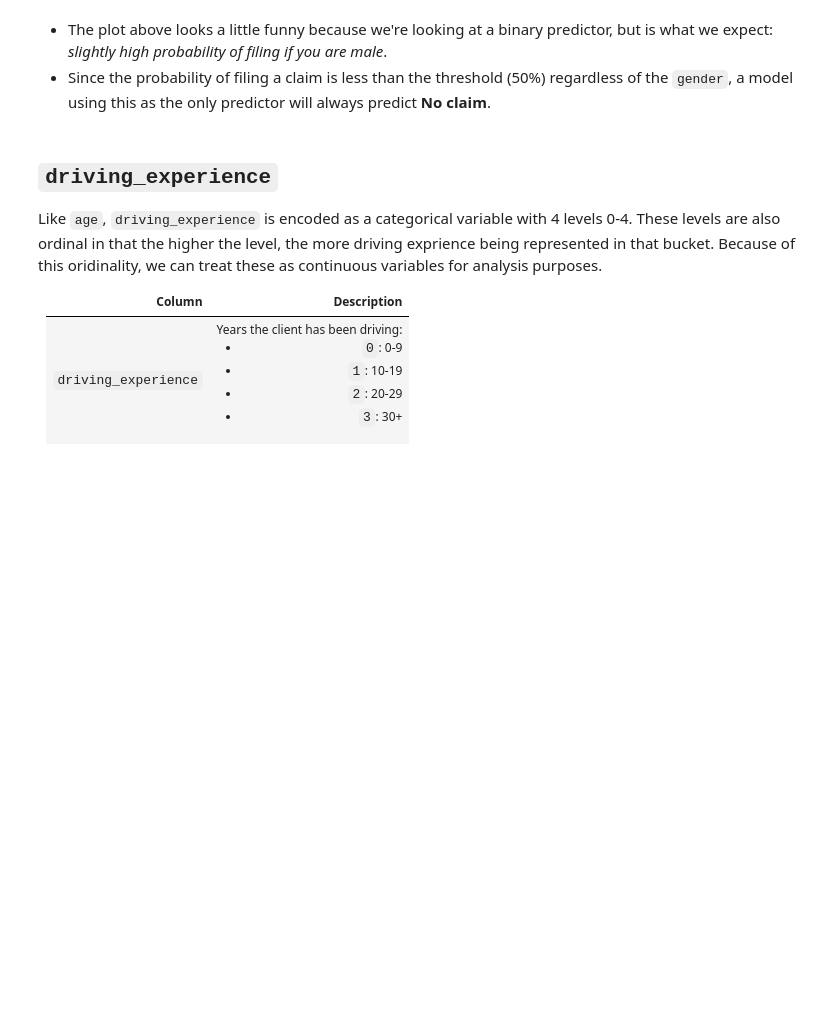
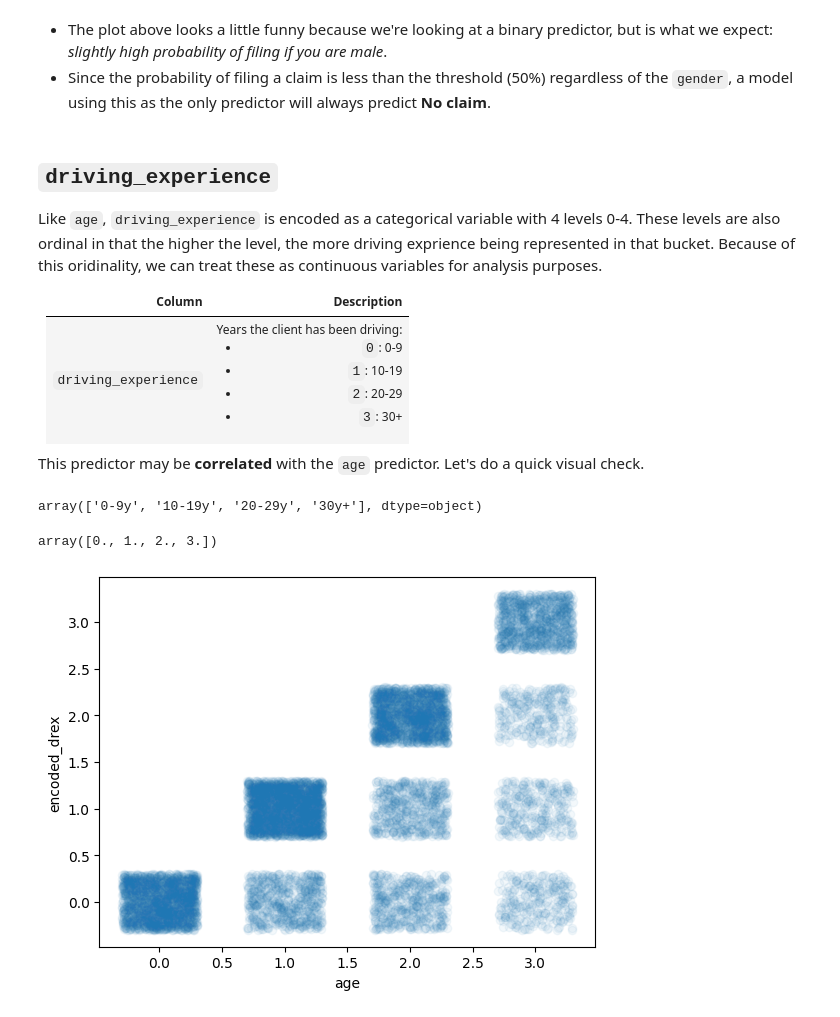
Before and after one commit to MichaelSzczepaniak/DataCamp, a Jupyter notebook: Tracks/Associate Data Scientist/27 Project 7 - Modeling Car Insurance Claim Outcomes/CarInsuranceOutcomes.ipynb, the cells around one changed output. Saved outputs shown, nothing was run; the diff lists cells and outputs as text; code cells hidden in the pictures; blank space fills up the shorter version.

Commit message:
add evaluations of gender and driving experience predictors

```diff
--- a/Tracks/Associate Data Scientist/27 Project 7 - Modeling Car Insurance Claim Outcomes/CarInsuranceOutcomes.ipynb
+++ b/Tracks/Associate Data Scientist/27 Project 7 - Modeling Car Insurance Claim Outcomes/CarInsuranceOutcomes.ipynb
@@ -263,3 +279,28 @@ Like `age`, `driving_experience` is encoded as a categorical variable with 4 lev
 | Column | Description |
 |--------|-------------|
 | `driving_experience` | Years the client has been driving: <br> <ul><li>`0`: 0-9</li><li>`1`: 10-19</li><li>`2`: 20-29</li><li>`3`: 30+</li></ul> |
+
+This predictor may be **correlated** with the `age` predictor. Let's do a quick visual check.
+# %%
+df_age_drex = df_car_ins.loc[:, ['age', 'driving_experience', 'outcome']]
+df_age_drex['driving_experience'].unique()
+# %% [output]
+array(['0-9y', '10-19y', '20-29y', '30y+'], dtype=object)
+# %%
+df_age_drex = df_car_ins.loc[:, ['age', 'driving_experience', 'outcome']]
+# need to convert driving_experience into an int representing the oridinality of the data
+df_age_drex['encoded_drex'] = df_age_drex['driving_experience']
+df_age_drex['encoded_drex'] = df_age_drex['encoded_drex'].str.replace('0-9y', '0')
+df_age_drex['encoded_drex'] = df_age_drex['encoded_drex'].str.replace('10-19y', '1')
+df_age_drex['encoded_drex'] = df_age_drex['encoded_drex'].str.replace('20-29y', '2')
+df_age_drex['encoded_drex'] = df_age_drex['encoded_drex'].str.replace('30y+', '3')
+df_age_drex['encoded_drex'] = df_age_drex['encoded_drex'].astype(float)
+
+df_age_drex['encoded_drex'].unique()
+# %% [output]
+array([0., 1., 2., 3.])
+# %%
+sns.regplot(data=df_age_drex, x='age', y='encoded_drex', fit_reg = False, x_jitter = 0.3, y_jitter = 0.3, scatter_kws = {'alpha' : 1/20})
+plt.show()  # looks strong on the diagonal, but there are some older drivers with less experience
+# %% [output]
+[figure, added]
```
Also changed, not shown: parts of 10 cells of this notebook.
